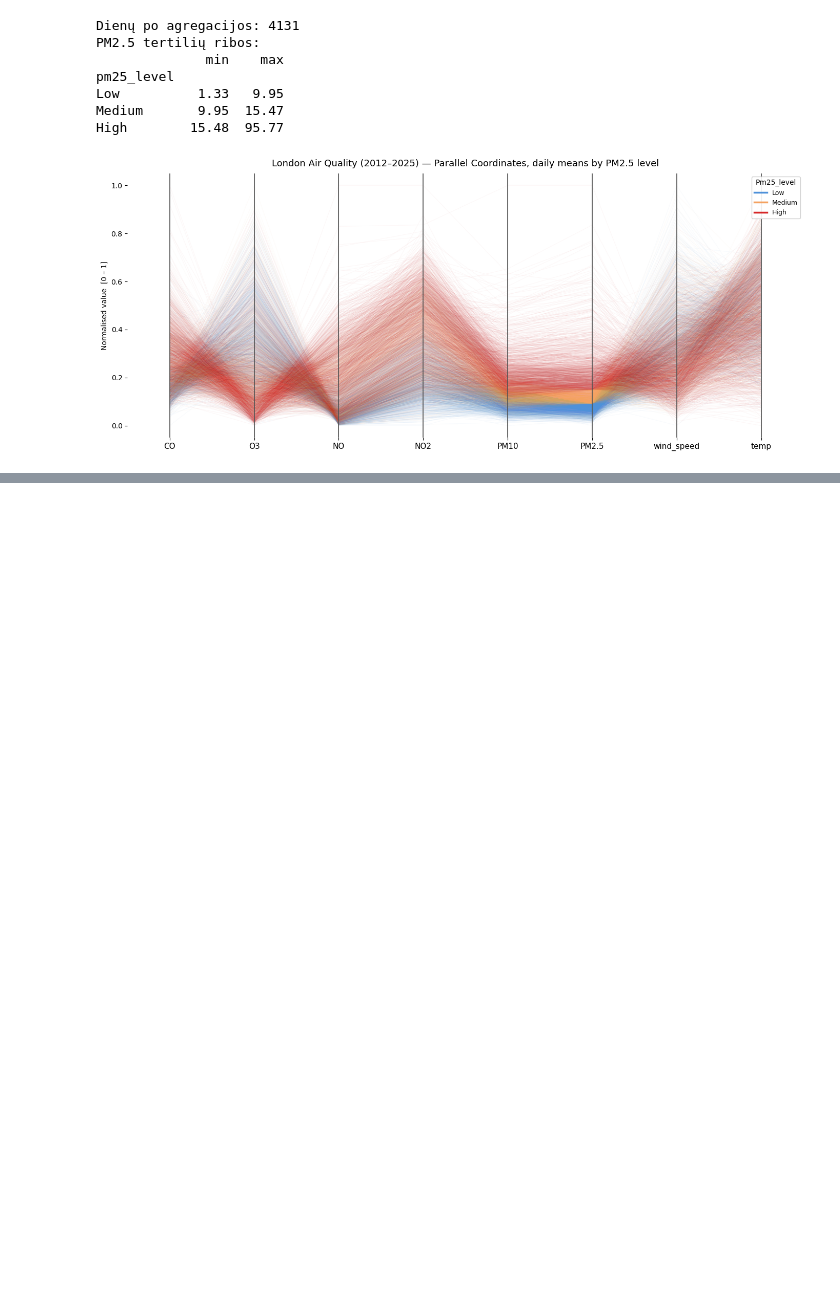
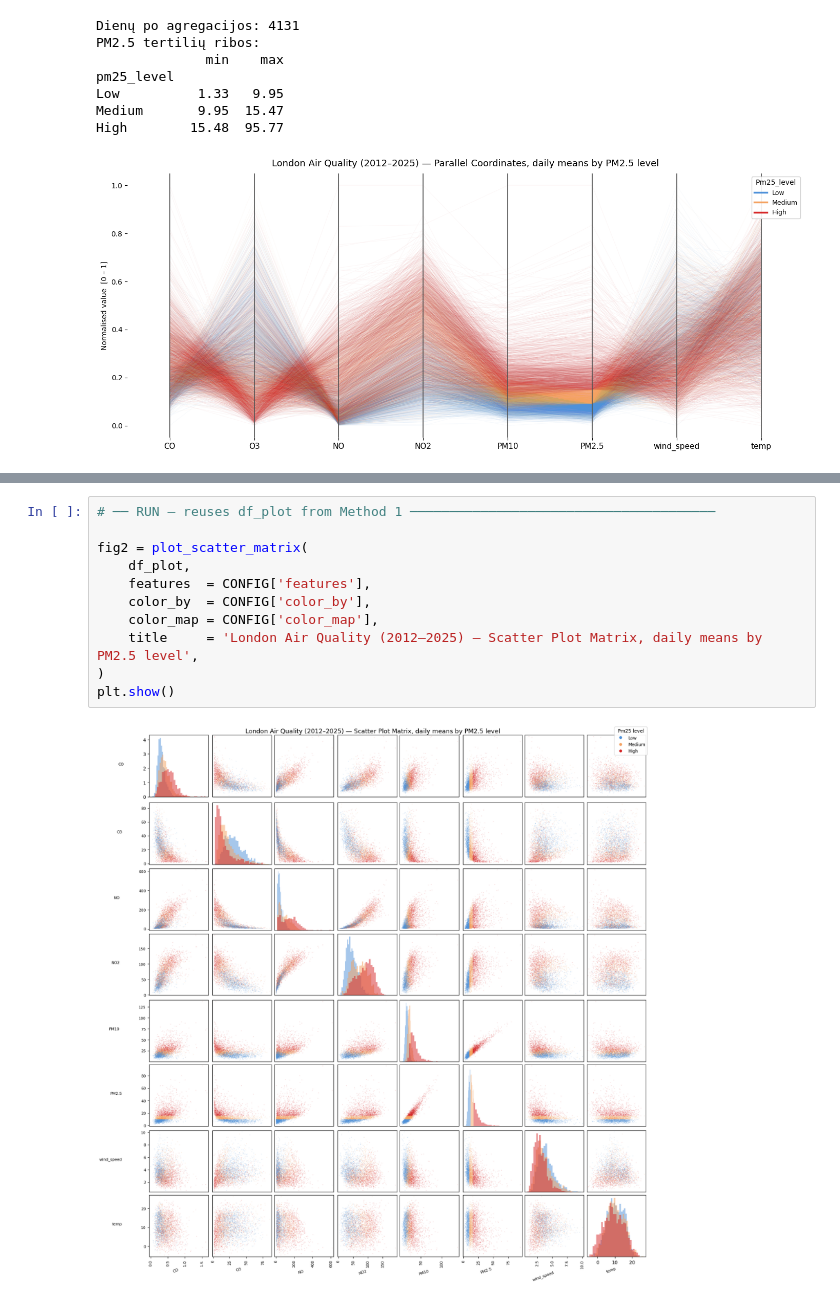
Before and after one commit to zminnde/london-air-quality, a Jupyter notebook: data_visualisation.ipynb, the cells around one changed output, grey strips where cells are left out. Saved outputs shown, nothing was run; the diff lists cells and outputs as text; blank space fills up the shorter version.

```diff
--- a/data_visualisation.ipynb
+++ b/data_visualisation.ipynb
@@ -171,0 +229,13 @@ High        15.48  95.77
+# %%
+# ── RUN — reuses df_plot from Method 1 ───────────────────────────────────────
+
+fig2 = plot_scatter_matrix(
+    df_plot,
+    features  = CONFIG['features'],
+    color_by  = CONFIG['color_by'],
+    color_map = CONFIG['color_map'],
+    title     = 'London Air Quality (2012–2025) — Scatter Plot Matrix, daily means by PM2.5 level',
+)
+plt.show()
+# %% [output]
+[figure, added]
```
Also changed, not shown: parts of 8 cells of this notebook.
